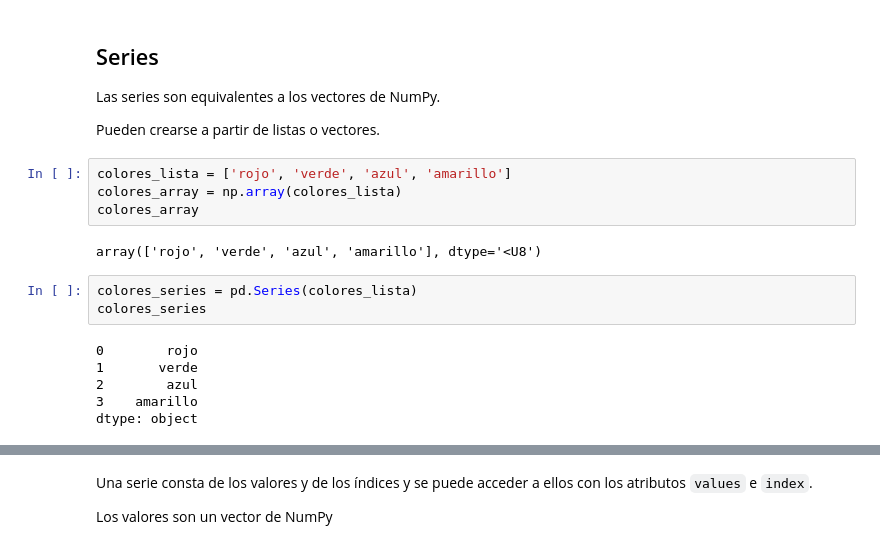
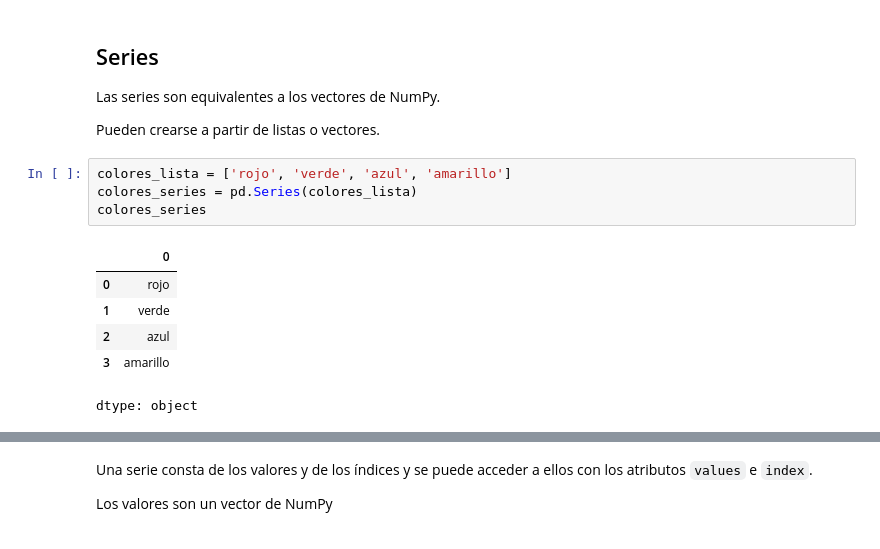
Before and after one commit to AnIsAsPe/ClasificadorClientesTelecom, a Jupyter notebook: Notebooks/Introducción a Pandas.ipynb, the cells around one changed output, grey strips where cells are left out. Cells and saved outputs as stored; diff of their text form.

```diff
--- a/Notebooks/Introducción a Pandas.ipynb
+++ b/Notebooks/Introducción a Pandas.ipynb
@@ -15,19 +15,15 @@ Las series son equivalentes a los vectores de NumPy.
 Pueden crearse a partir de listas o vectores.
 # %%
 colores_lista = ['rojo', 'verde', 'azul', 'amarillo']
-colores_array = np.array(colores_lista)
-colores_array
+colores_series = pd.Series(colores_lista)
+colores_series
 # %% [output]
+|  | 0 |
+| 0 | rojo |
+| 1 | verde |
+| 2 | azul |
+| 3 | amarillo |
-array(['rojo', 'verde', 'azul', 'amarillo'], dtype='<U8')
+dtype: object
-# %%
-colores_series = pd.Series(colores_lista)
-colores_series
-# %% [output]
-0        rojo
-1       verde
-2        azul
-3    amarillo
-dtype: object
 # %%
 porcentajes_array= np.array([0.2, 0.4, 0.8, 1])
 porcentajes_series = pd.Series(porcentajes_array)
```
Also changed, not shown: parts of 3 cells of this notebook.
